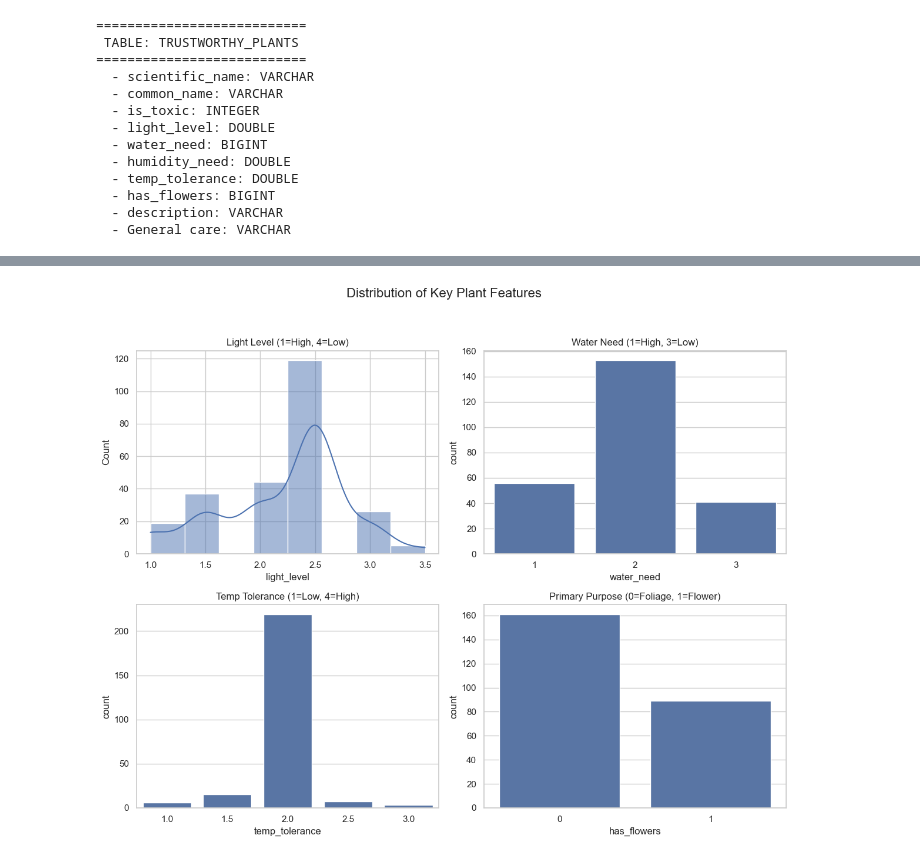
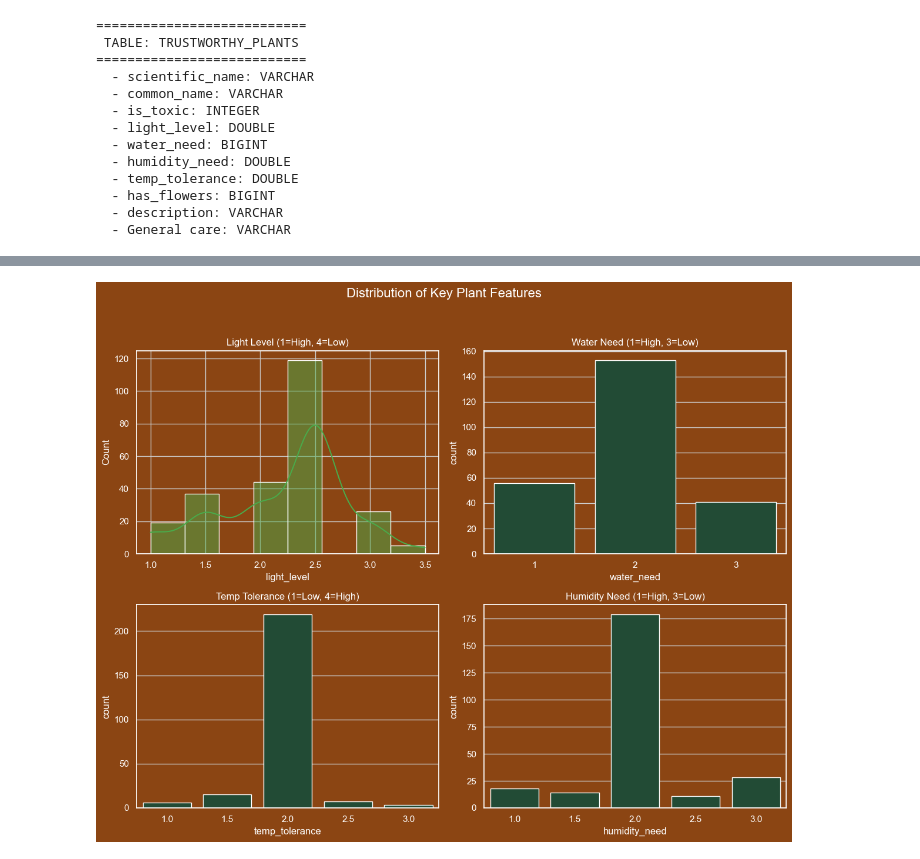
Before and after one commit to Mcray3000/Plant-Reccomender, a Jupyter notebook: eda/eda.ipynb, the cells around one changed output, grey strips where cells are left out. Cells and saved outputs as stored; diff of their text form; code cells hidden in the pictures.

```diff
--- a/eda/eda.ipynb
+++ b/eda/eda.ipynb
@@ -340,27 +340,77 @@ plot_df = con.sql("""
     FROM trustworthy_plants
 """).to_df()
 
+# Define theme colors
+bg_color = '#8B4513'
+text_color = 'white'
+plot_color_hist = "#4BAA4B"
+plot_color_count = "#1B5234"
+kde_color = '#FFFFE0' # LightYellow
+
 print("--- Generating distribution plots ---")
 fig, axes = plt.subplots(2, 2, figsize=(12, 10))
-fig.suptitle("Distribution of Key Plant Features", fontsize=16)
 
-# Light Level (Histogram)
-sns.histplot(plot_df['light_level'], kde=True, ax=axes[0, 0], bins=8)
-axes[0, 0].set_title("Light Level (1=High, 4=Low)")
+# Set main figure background color
+fig.set_facecolor(bg_color)
+fig.suptitle("Distribution of Key Plant Features", fontsize=16, color=text_color)
 
-# Water Need
-sns.countplot(x='water_need', data=plot_df, ax=axes[0, 1])
-axes[0, 1].set_title("Water Need (1=High, 3=Low)")
+# --- Plot 1: Light Level (Histogram) ---
+ax = axes[0, 0]
+sns.histplot(
+    plot_df['light_level'],
+    kde=True,
+    ax=ax,
+    bins=8,
+    color=plot_color_hist, # Bar color
+    line_kws={'color': kde_color} # KDE line color
+)
+ax.set_title("Light Level (1=High, 4=Low)", color=text_color)
 
-# Temp Tolerance
-sns.countplot(x='temp_tolerance', data=plot_df, ax=axes[1, 0])
-axes[1, 0].set_title("Temp Tolerance (1=Low, 4=High)")
+# --- Plot 2: Water Need ---
+ax = axes[0, 1]
+sns.countplot(
+    x='water_need',
+    data=plot_df,
+    ax=ax,
+    color=plot_color_count # Bar color
+)
+ax.set_title("Water Need (1=High, 3=Low)", color=text_color)
 
-# Has Flowers
-sns.countplot(x='has_flowers', data=plot_df, ax=axes[1, 1])
-axes[1, 1].set_title("Primary Purpose (0=Foliage, 1=Flower)")
+# --- Plot 3: Temp Tolerance ---
+ax = axes[1, 0]
+sns.countplot(
+    x='temp_tolerance',
+    data=plot_df,
+    ax=ax,
+    color=plot_color_count # Bar color
+)
+ax.set_title("Temp Tolerance (1=Low, 4=High)", color=text_color)
+
+# --- Plot 4: Has Flowers ---
+ax = axes[1, 1]
+sns.countplot(
+    x='humidity_need',
+    data=plot_df,
+    ax=ax,
+    color=plot_color_count # Bar color
+)
+ax.set_title("Humidity Need (1=High, 3=Low)", color=text_color)
+
+for ax in axes.flat:
+    # Set subplot background
+    ax.set_facecolor(bg_color)
+
+    # Set labels color
+    ax.set_xlabel(ax.get_xlabel(), color=text_color)
+    ax.set_ylabel(ax.get_ylabel(), color=text_color)
+
+    # Set tick colors
+    ax.tick_params(colors=text_color, which='both')
+
+    # Set spine (border) colors
+    for spine in ax.spines.values():
+        spine.set_edgecolor(text_color)
 
 plt.tight_layout(rect=[0, 0.03, 1, 0.95])
-print("Saved feature_distributions.png")
 # %% [output]
 --- Generating distribution plots ---
@@ -368,4 +417,4 @@ Saved feature_distributions.png
-[figure, old version]
+[figure, new version]
 # %%
 corr_df = plot_df[['light_level', 'water_need', 'humidity_need', 'temp_tolerance', 'is_toxic', 'has_flowers']]
 corr_matrix = corr_df.corr()
```
Also changed, not shown: parts of 3 cells of this notebook.
